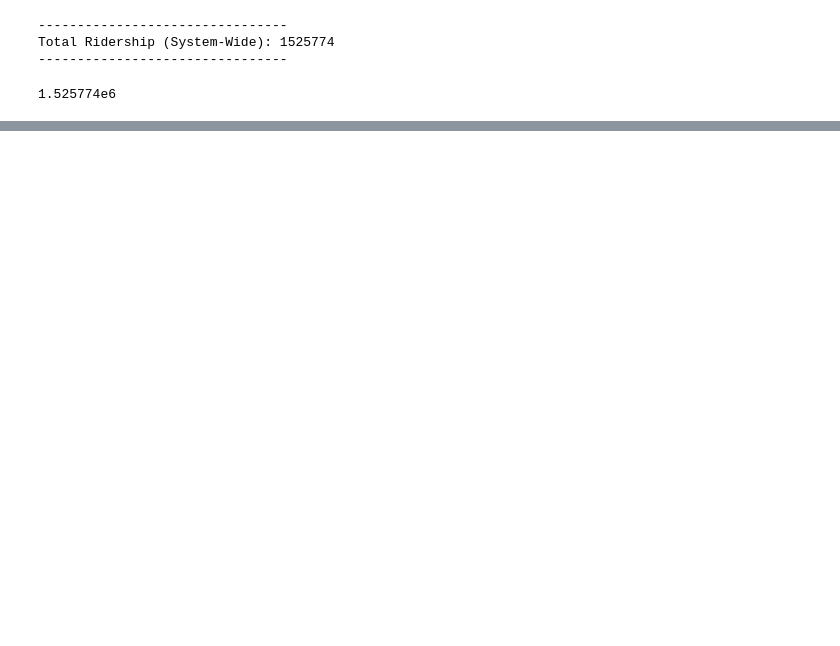
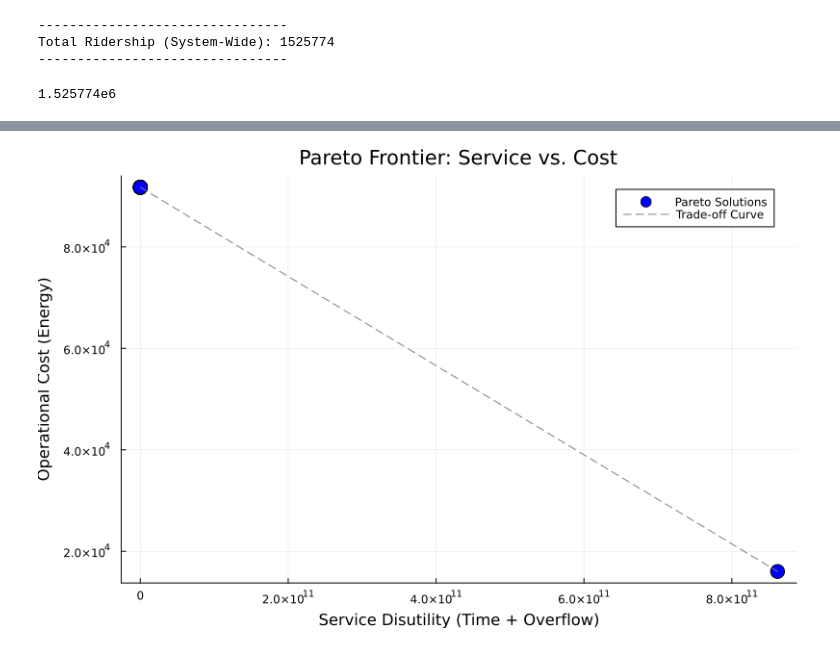
Before and after one commit to aw03/New-York-City-Subway-Routing-Optimization, a Jupyter notebook: model.ipynb, the cells around one changed output, grey strips where cells are left out. Cells and saved outputs as stored; diff of their text form; code cells hidden in the pictures; blank space fills up the shorter version.

Commit message:
more graphs

```diff
--- a/model.ipynb
+++ b/model.ipynb
@@ -551,7 +551,7 @@ for ℓ in L
 end
 
 Δ = 1      # 1 hour horizon
-T_max = 30000.0  # train hours limit
+T_max = 43500.0  # train hours limit
 β = 50000.0     # Penalty for overflow (unmet demand)
 γ = 16.0       # Penalty for energy/operation cost
 λ = 0.5       # Balance parameter
@@ -709,0 +790,97 @@ Fleet Constraint:
+# %%
+using Plots, JuMP, Gurobi
+
+# --- 1. Reconstruct track_triplets for iteration ---
+# We need the exact set of (i, j, l) tuples used in the model to sum up costs correctly.
+triplet_set = Set{Tuple{Int,Int,Int}}()
+for (i, j) in E_track
+    lines = get(L_ij, (i, j), [])
+    for ℓ in lines
+        push!(triplet_set, (i, j, ℓ))
+        push!(triplet_set, (j, i, ℓ)) # Symmetrized
+    end
+end
+track_triplets_global = collect(triplet_set)
+
+# --- 2. Pareto Loop ---
+lambdas = 0.0:0.1:1.0
+service_vals = Float64[]
+cost_vals    = Float64[]
+
+println("Starting Pareto Frontier generation...")
+
+for val_lambda in lambdas
+    println("Solving for λ = $val_lambda ...")
+
+    # Build and solve
+    model_pareto = build_subway_model(
+        V, E_track, E_transfer, L, L_ij;
+        s = s, t = t, t_tr = t_tr, C_train = C_train,
+        Δ = Δ, τ = τ, energy = energy,
+        T_max = T_max, β = β, γ = γ,
+        λ = val_lambda
+    )
+    set_optimizer_attribute(model_pareto, "OutputFlag", 0)
+    optimize!(model_pareto)
+
+    if termination_status(model_pareto) == MOI.OPTIMAL
+        # --- Calculate Metrics Manually ---
+
+        # 1. Passenger Time + Transfer Time
+        pass_time = 0.0
+
+        # Helper for cost lookup
+        function get_cost_p(i, j, ℓ)
+            if haskey(t, (i, j, ℓ)); return t[(i, j, ℓ)]
+            elseif haskey(t, (j, i, ℓ)); return t[(j, i, ℓ)]
+            else; return 1.0; end
+        end
+
+        # Iterate over the RECONSTRUCTED set, not keys(x)
+        for (i, j, ℓ) in track_triplets_global
+            # Access variable value safely by index
+            flow = value(model_pareto[:x][(i, j, ℓ)])
+            pass_time += get_cost_p(i, j, ℓ) * flow
+        end
+
+        # Transfers
+        for (i, j) in E_transfer
+            flow = value(model_pareto[:y][(i, j)])
+            pass_time += t_tr[(i, j)] * flow
+        end
+
+        # 2. Overflow Penalty
+        val_overflow = value.(model_pareto[:overflow])
+        ovf_penalty = β * sum(val_overflow)
+
+        # Total Service Disutility
+        z1_service = pass_time + ovf_penalty
+
+        # 3. Operational Cost (Energy)
+        val_f = value.(model_pareto[:f])
+        z2_cost = γ * sum(energy[ℓ] * val_f[ℓ] for ℓ in L)
+
+        push!(service_vals, z1_service)
+        push!(cost_vals, z2_cost)
+    else
+        println("  Warning: Non-optimal solution for λ=$val_lambda")
+    end
+end
+
+# --- 3. Plot ---
+p_pareto = plot(
+    service_vals,
+    cost_vals,
+    seriestype = :scatter,
+    label = "Pareto Solutions",
+    xlabel = "Service Disutility (Time + Overflow)",
+    ylabel = "Operational Cost (Energy only)",
+    title = "Pareto Frontier: Service vs. Cost",
+    legend = :topright,
+    marker = (:circle, 8, :blue),
+    size = (800, 500)
+)
+plot!(p_pareto, service_vals, cost_vals, label="Trade-off Curve", line=(:dash, :gray))
+
+display(p_pareto)
+# %% [output]
@@ -709,0 +904 @@ Fleet Constraint:
+[figure, added]
```
Also changed, not shown: parts of 5 cells of this notebook.
